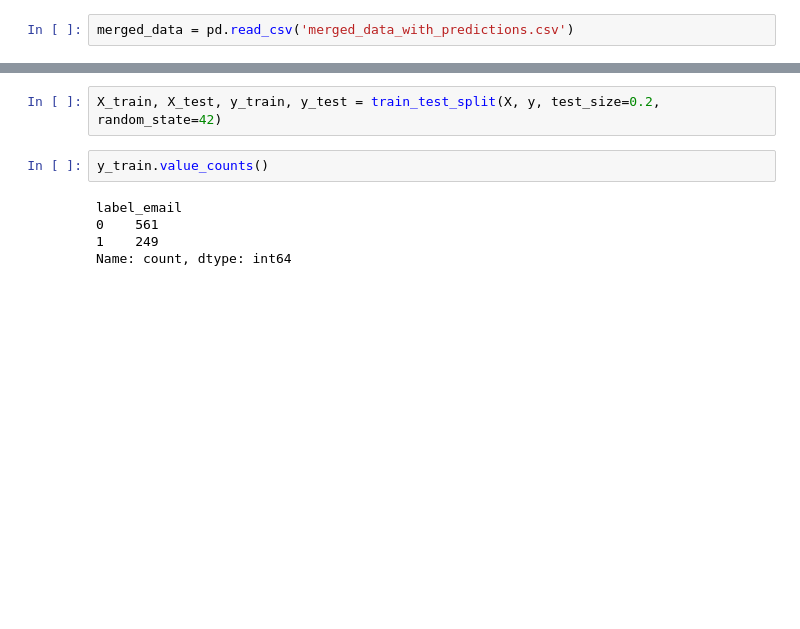
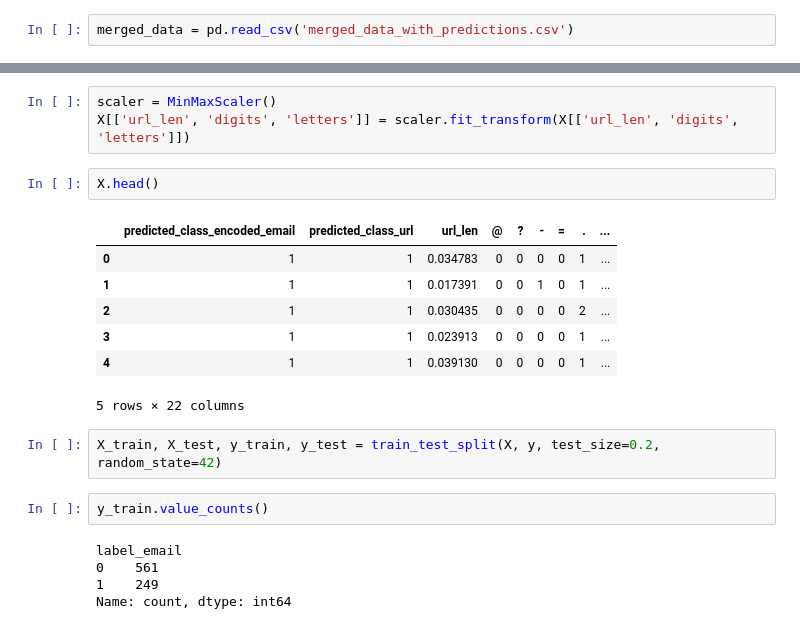
Before and after one commit to touficfakhry/ml_iter3, a Jupyter notebook: meta-classifier/meta-classifier.ipynb, the cells around one changed output, grey strips where cells are left out. Saved outputs shown, nothing was run; the diff lists cells and outputs as text; blank space fills up the shorter version.

```diff
--- a/meta-classifier/meta-classifier.ipynb
+++ b/meta-classifier/meta-classifier.ipynb
@@ -14,3 +33,16 @@ y = merged_data['label_email']
+# %%
+scaler = MinMaxScaler()
+X[['url_len', 'digits', 'letters']] = scaler.fit_transform(X[['url_len', 'digits', 'letters']])
+# %%
+X.head()
+# %% [output]
+|  | predicted_class_encoded_email | predicted_class_url | url_len | @ | ? | - | = | . | ... |
+| 0 | 1 | 1 | 0.034783 | 0 | 0 | 0 | 0 | 1 | ... |
+| 1 | 1 | 1 | 0.017391 | 0 | 0 | 1 | 0 | 1 | ... |
+| 2 | 1 | 1 | 0.030435 | 0 | 0 | 0 | 0 | 2 | ... |
+| 3 | 1 | 1 | 0.023913 | 0 | 0 | 0 | 0 | 1 | ... |
+| 4 | 1 | 1 | 0.039130 | 0 | 0 | 0 | 0 | 1 | ... |
+5 rows × 22 columns
 # %%
 X_train, X_test, y_train, y_test = train_test_split(X, y, test_size=0.2, random_state=42)
 # %%
```
Also changed, not shown: parts of 7 cells of this notebook, 2 other files.
